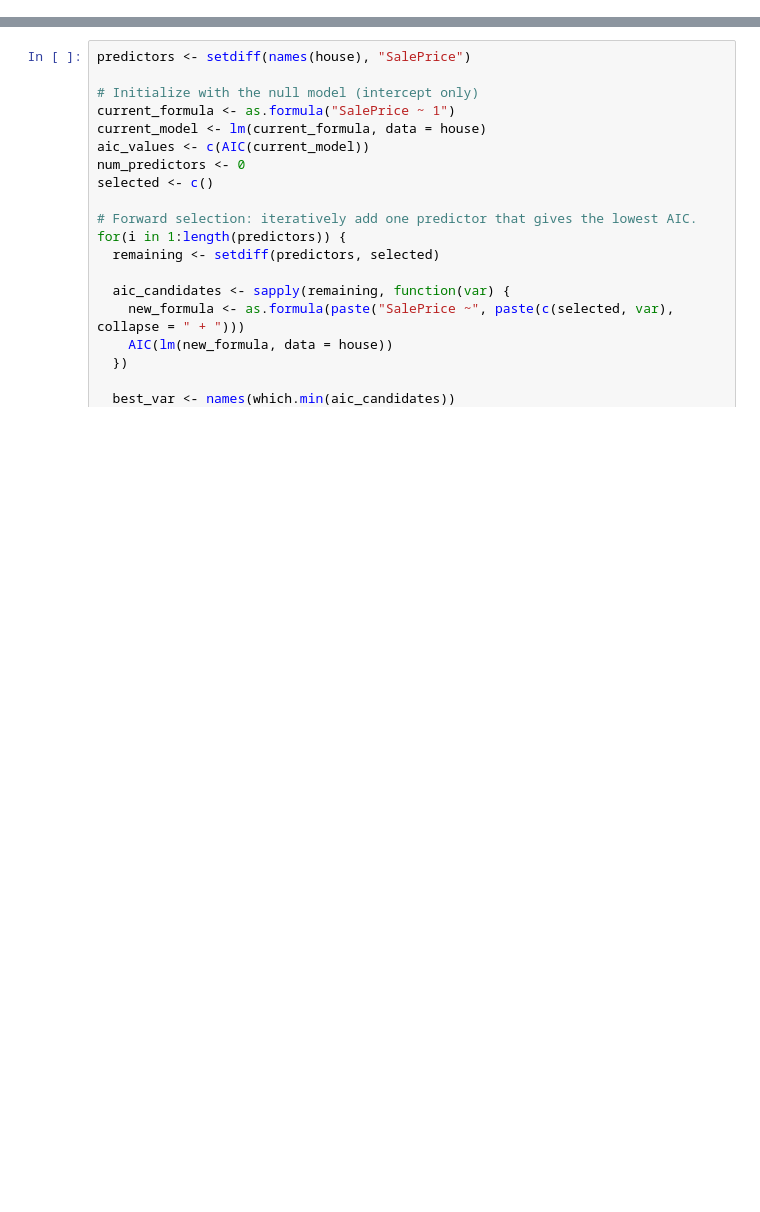
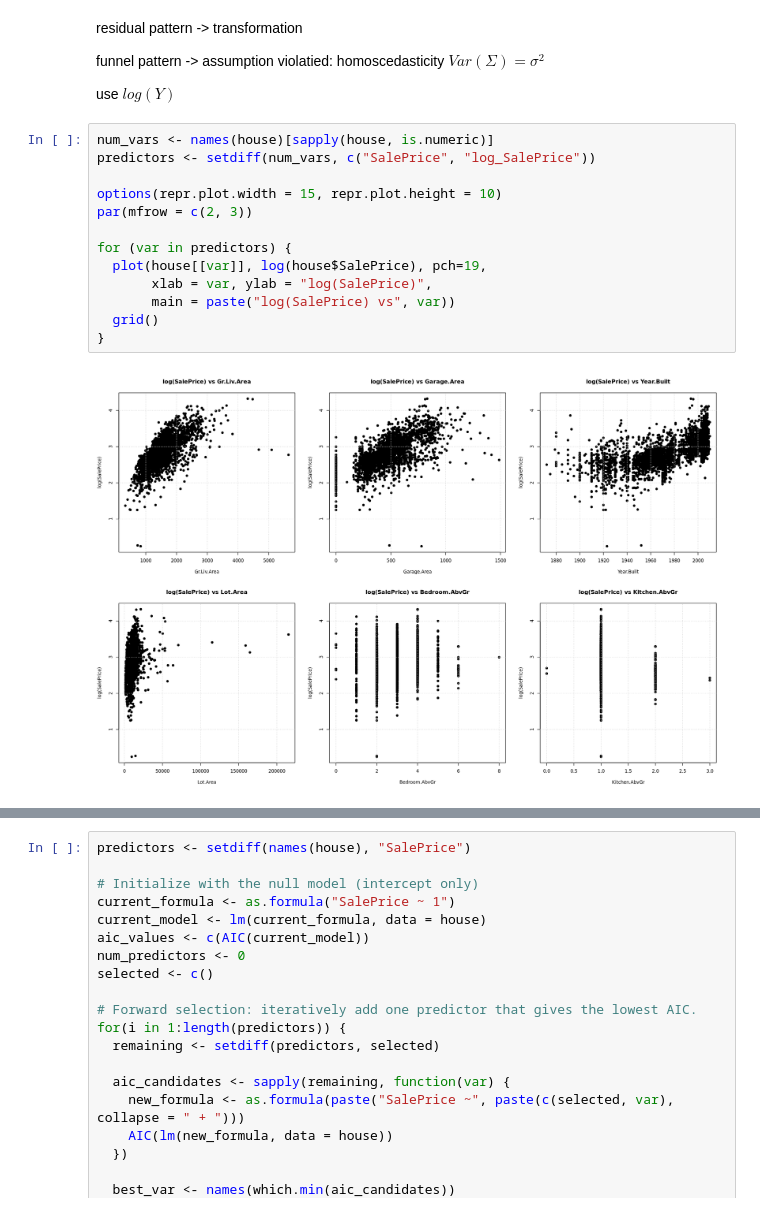
Before and after one commit to AllenCheng5186/STAT306-G14-Group-Project, a Jupyter notebook: Jupyter/report.ipynb, the cells around one changed output, grey strips where cells are left out. Drawn from its saved outputs; the diff is of its cells as text; blank space fills up the shorter version.

```diff
--- a/Jupyter/report.ipynb
+++ b/Jupyter/report.ipynb
@@ -113,0 +132,21 @@ F-statistic: 265.3 on 42 and 2729 DF,  p-value: < 2.2e-16
+# %% [markdown]
+residual pattern -> transformation
+
+funnel pattern -> assumption violatied: homoscedasticity $Var(\Sigma) = \sigma^2$
+
+use $log(Y)$
+# %%
+num_vars <- names(house)[sapply(house, is.numeric)]
+predictors <- setdiff(num_vars, c("SalePrice", "log_SalePrice"))
+
+options(repr.plot.width = 15, repr.plot.height = 10)
+par(mfrow = c(2, 3))
+
+for (var in predictors) {
+  plot(house[[var]], log(house$SalePrice), pch=19,
+       xlab = var, ylab = "log(SalePrice)",
+       main = paste("log(SalePrice) vs", var))
+  grid()
+}
+# %% [output]
+[figure, added]
```
Also changed, not shown: parts of 28 cells of this notebook, 3 other files.
